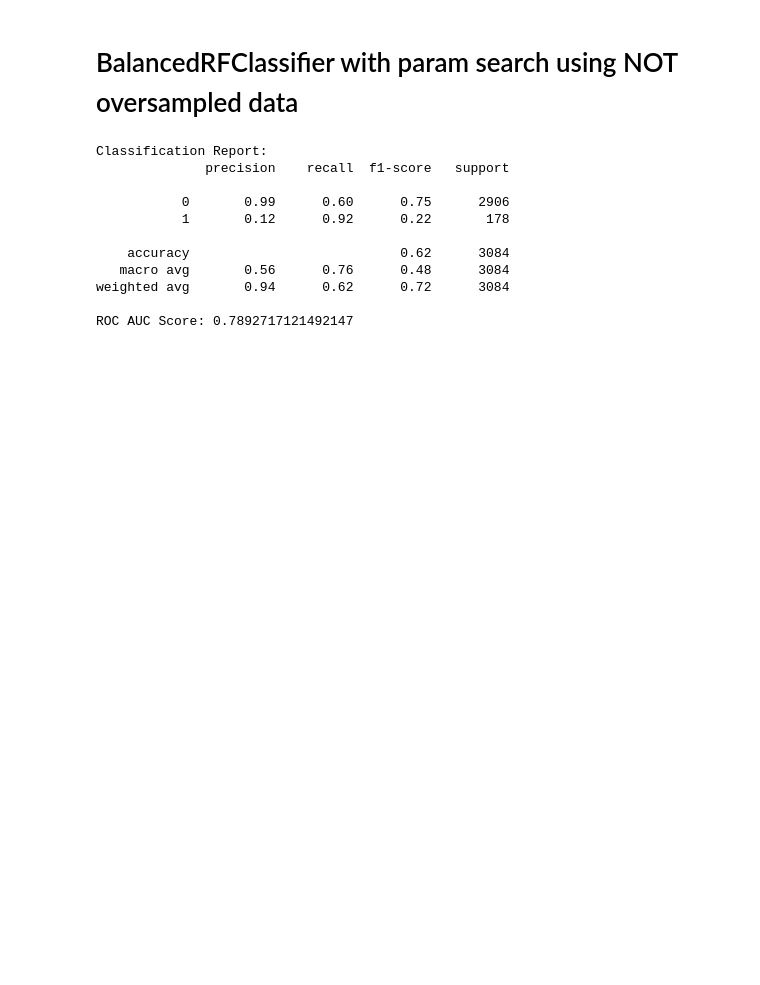
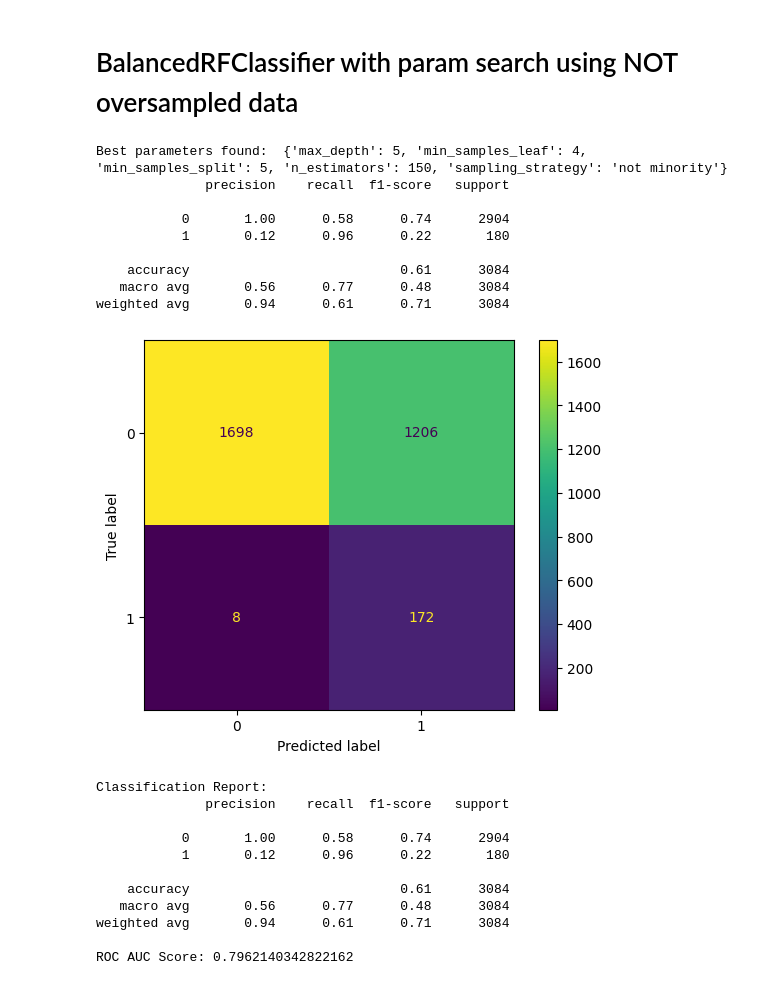
Before and after one commit to divakaivan/insurance-fraud-mlops-pipeline, a Jupyter notebook: experiment_tracking.ipynb, the cells around one changed output. Drawn from its saved outputs; the diff is of its cells as text; code cells hidden in the pictures; blank space fills up the shorter version.

```diff
--- a/experiment_tracking.ipynb
+++ b/experiment_tracking.ipynb
@@ -412,37 +414,47 @@ ROC AUC Score: 0.7912126789207916
 # %% [markdown]
 # BalancedRFClassifier with param search using NOT oversampled data
 # %%
-Bal_randForest = BalancedRandomForestClassifier(n_estimators=150, random_state=42, replacement=True, bootstrap=False)
+Bal_randForest = BalancedRandomForestClassifier(n_estimators=150, replacement=True, bootstrap=False)
 balrandforest_model = Bal_randForest.fit(X_train, y_train)
 
 param_grid = {
     'n_estimators': [100, 150, 200],
     'max_depth': [5, 10, 15],
     'min_samples_split': [2, 5, 10],
     'min_samples_leaf': [1, 2, 4],
     'sampling_strategy': ['auto', 'not minority', 'not majority']
 }
 
 grid_search = GridSearchCV(estimator=Bal_randForest, param_grid=param_grid, cv=5, scoring='recall', n_jobs=-1)
-grid_search.fit(n,X_train, y_train)
+grid_search.fit(X_train, y_train)
 
 print("Best parameters found: ", grid_search.best_params_)
 
 best_model = grid_search.best_estimator_
 y_pred = best_model.predict(X_test)
 
 cr_cm(y_test, y_pred)
 
 log_model_performance(best_model, X_test, y_test, 'BalancedRandomForest', 'Balanced Random Forest; Hyperparameter tuning; No OverSampled data', grid_search.best_params_)
 # %% [output]
-Classification Report:
+Best parameters found:  {'max_depth': 5, 'min_samples_leaf': 4, 'min_samples_split': 5, 'n_estimators': 150, 'sampling_strategy': 'not minority'}
               precision    recall  f1-score   support
 
-           0       0.99      0.60      0.75      2906
-           1       0.12      0.92      0.22       178
+           0       1.00      0.58      0.74      2904
+           1       0.12      0.96      0.22       180
 
-    accuracy                           0.62      3084
-   macro avg       0.56      0.76      0.48      3084
-weighted avg       0.94      0.62      0.72      3084
-
-ROC AUC Score: 0.7892717121492147
+    accuracy                           0.61      3084
+   macro avg       0.56      0.77      0.48      3084
+weighted avg       0.94      0.61      0.71      3084
+[figure, added]
+Classification Report:
+              precision    recall  f1-score   support
+
+           0       1.00      0.58      0.74      2904
+           1       0.12      0.96      0.22       180
+
+    accuracy                           0.61      3084
+   macro avg       0.56      0.77      0.48      3084
+weighted avg       0.94      0.61      0.71      3084
+
+ROC AUC Score: 0.7962140342822162
```
Also changed, not shown: parts of 1 cell of this notebook.
